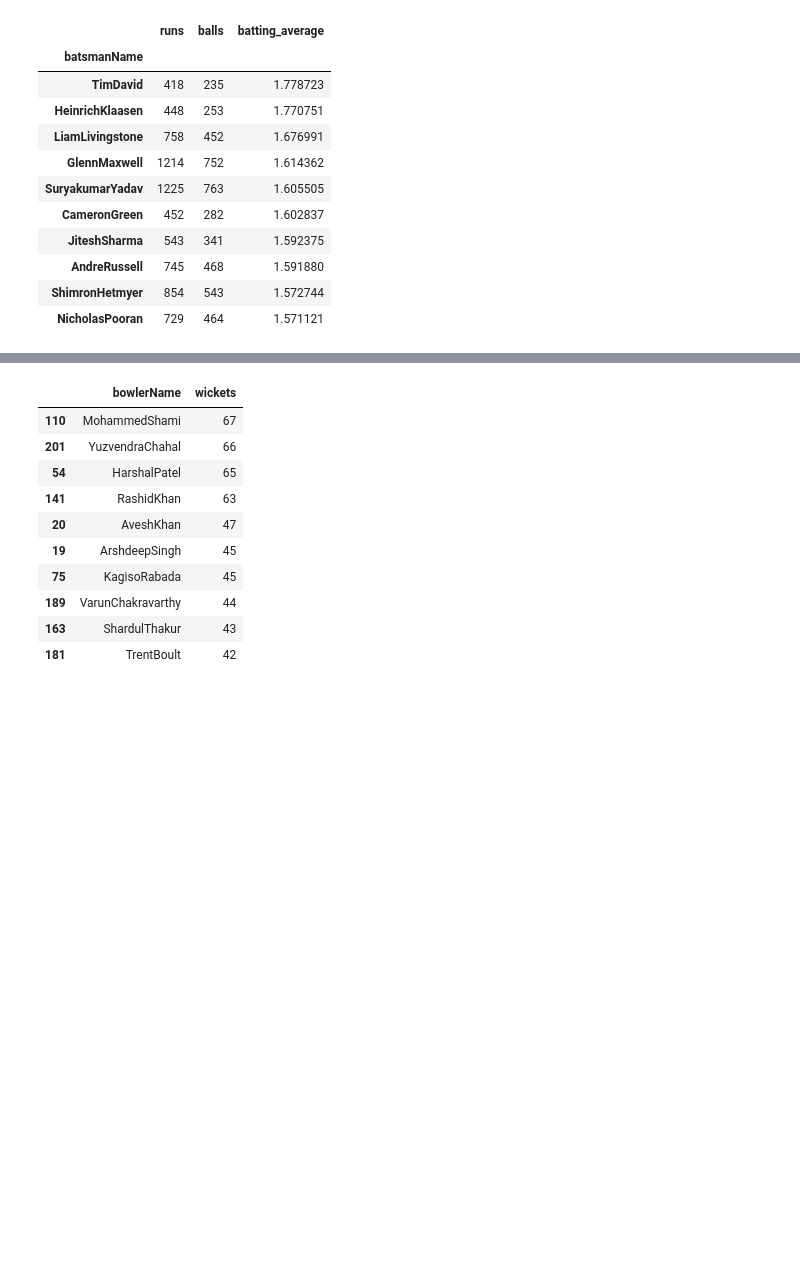
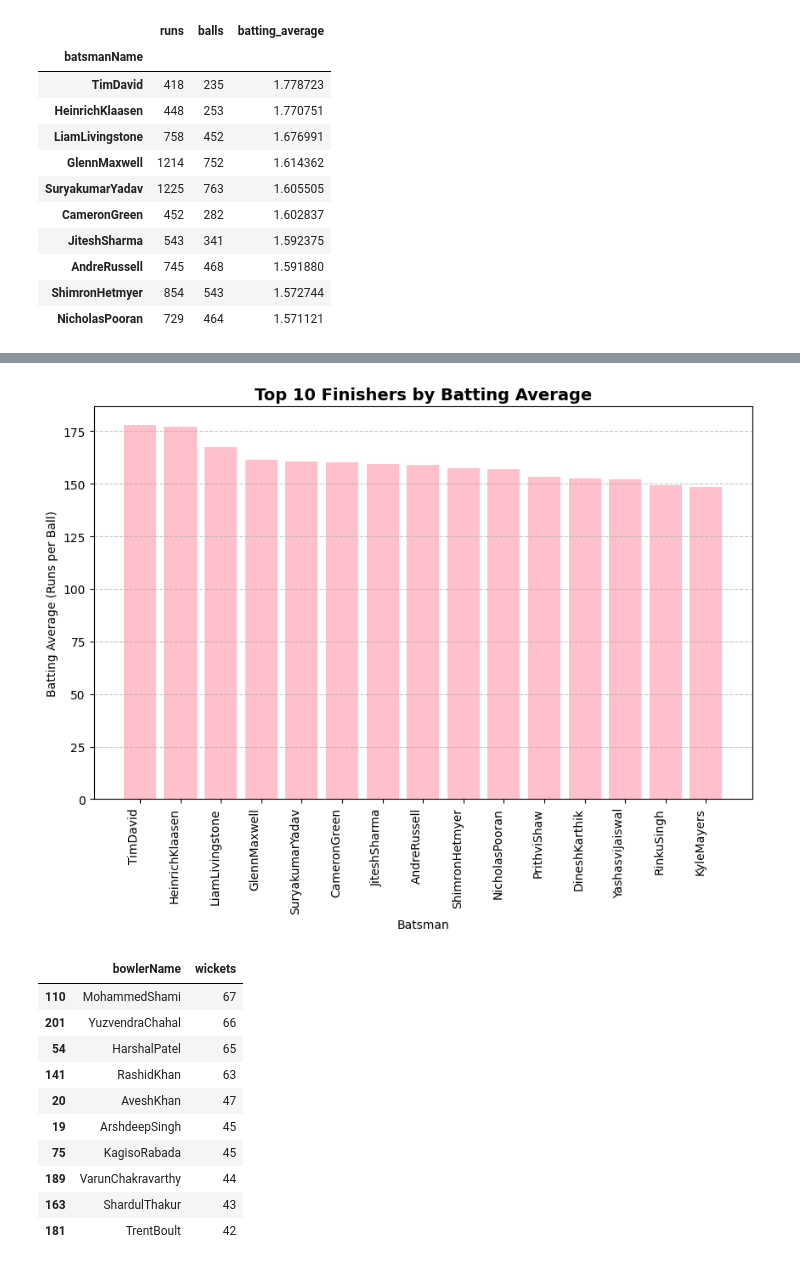
Before and after one commit to TulabandullaRevanth/p, a Jupyter notebook: IPL Dataset/Pandas_2.ipynb, the cells around one changed output, grey strips where cells are left out. Drawn from its saved outputs; the diff is of its cells as text; code cells hidden in the pictures; blank space fills up the shorter version.

```diff
--- a/IPL Dataset/Pandas_2.ipynb
+++ b/IPL Dataset/Pandas_2.ipynb
@@ -323,3 +348,15 @@ KyleMayers        365    246   267.073171
+# %%
+bat_agg=finishers[["runs","balls","strike_rate"]]
+plt.figure(figsize=(10, 6))
+plt.bar(finishers.index,finishers["strike_rate"], color="Pink")
+plt.xlabel("Batsman", fontsize=10)
+plt.ylabel("Batting Average (Runs per Ball)", fontsize=10)
+plt.title("Top 10 Finishers by Batting Average", fontsize=14, fontweight="bold")
+plt.xticks(rotation=90, ha="right")
+plt.grid(axis="y", linestyle="--", alpha=0.7)
+plt.show()
+# %% [output]
+[figure, added]
 # %%
 #4 .Top 10 bowlers based on past 3 years total wickets taken.
 top_bowlers = (
```
Also changed, not shown: parts of 13 cells of this notebook, 4 other files.
